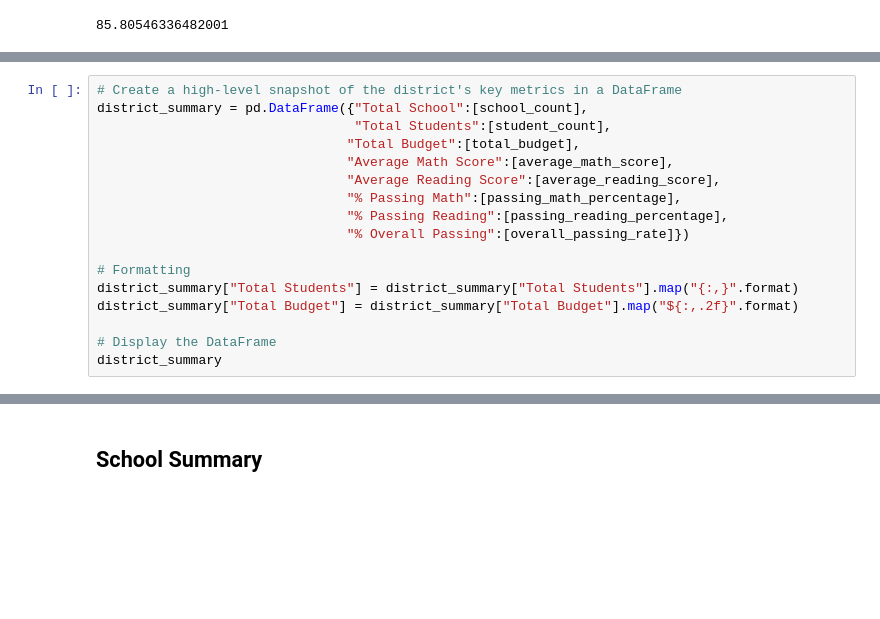
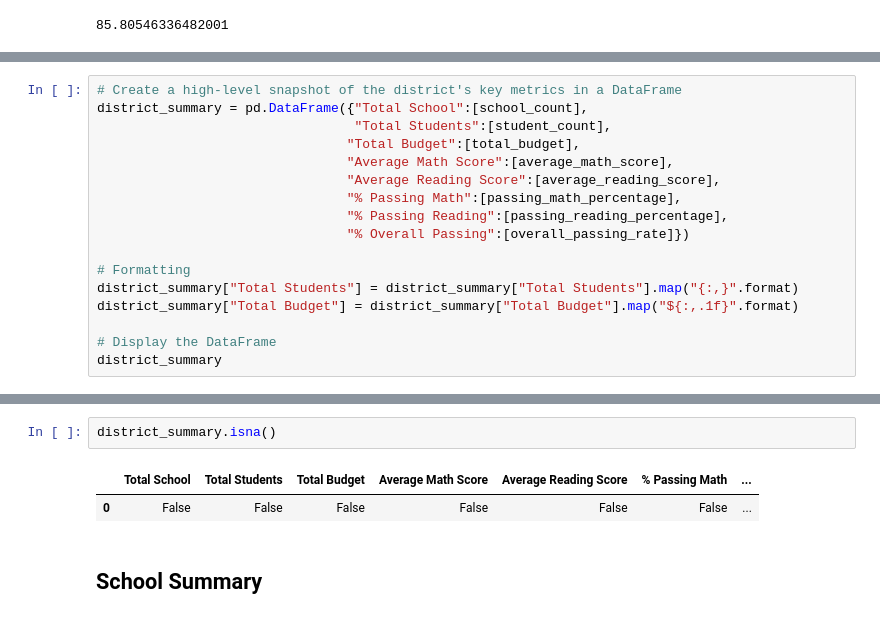
Before and after one commit to OkeyOc/Pandas_Challange_OC, a Jupyter notebook: Starter_Code4/Starter_Code/PyCitySchools/PyCitySchools_starter.ipynb, the cells around one changed output, grey strips where cells are left out. Saved outputs shown, nothing was run; the diff lists cells and outputs as text; blank space fills up the shorter version.

```diff
--- a/Starter_Code4/Starter_Code/PyCitySchools/PyCitySchools_starter.ipynb
+++ b/Starter_Code4/Starter_Code/PyCitySchools/PyCitySchools_starter.ipynb
@@ -95,7 +95,7 @@ district_summary = pd.DataFrame({"Total School":[school_count],
 
 # Formatting
 district_summary["Total Students"] = district_summary["Total Students"].map("{:,}".format)
-district_summary["Total Budget"] = district_summary["Total Budget"].map("${:,.2f}".format)
+district_summary["Total Budget"] = district_summary["Total Budget"].map("${:,.1f}".format)
 
 # Display the DataFrame
 district_summary
@@ -105,3 +105,8 @@ district_summary
+# %%
+district_summary.isna()
+# %% [output]
+|  | Total School | Total Students | Total Budget | Average Math Score | Average Reading Score | % Passing Math | ... |
+| 0 | False | False | False | False | False | False | ... |
 # %% [markdown]
 ## School Summary
 # %%
```
Also changed, not shown: parts of 18 cells of this notebook.
